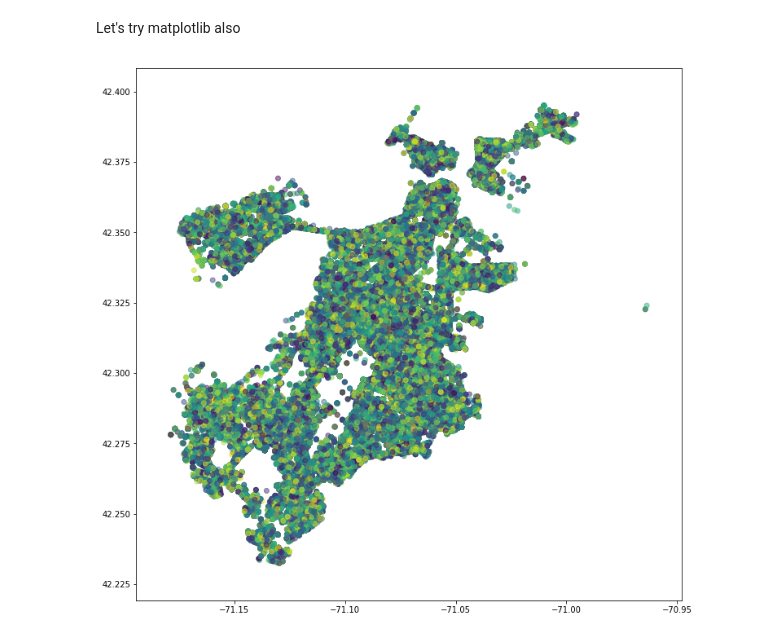
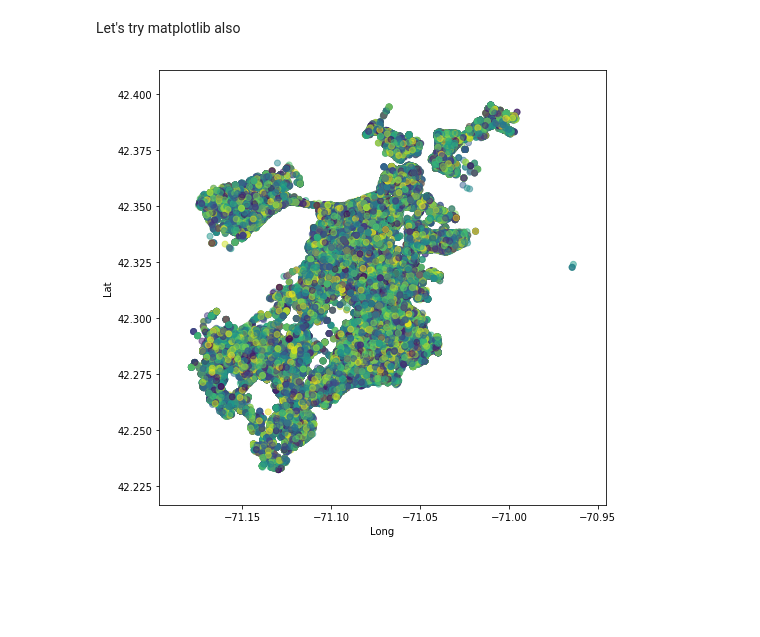
Before and after one commit to PanosEvange/Data-Analysis-and-Clustering, a Jupyter notebook: scr_sdi1500039/sdi1500039_Project2.ipynb, the cells around one changed output. Drawn from its saved outputs; the diff is of its cells as text; code cells hidden in the pictures; blank space fills up the shorter version.

```diff
--- a/scr_sdi1500039/sdi1500039_Project2.ipynb
+++ b/scr_sdi1500039/sdi1500039_Project2.ipynb
@@ -202,11 +206,13 @@ Let's try matplotlib also
 # %%
 x = specificLocation['Long']
 y = specificLocation['Lat']
 
 colors = np.random.rand(len(specificLocation))
 
-plt.figure(figsize=(12, 12))
+plt.figure(figsize=(8, 8))
 plt.scatter(x, y, c=colors, alpha=0.5)
+plt.xlabel("Long")
+plt.ylabel("Lat")
 plt.show()
 # %% [output]
-[figure, old version]
+[figure, new version]
```
Also changed, not shown: parts of 4 cells of this notebook, 1 other file.
